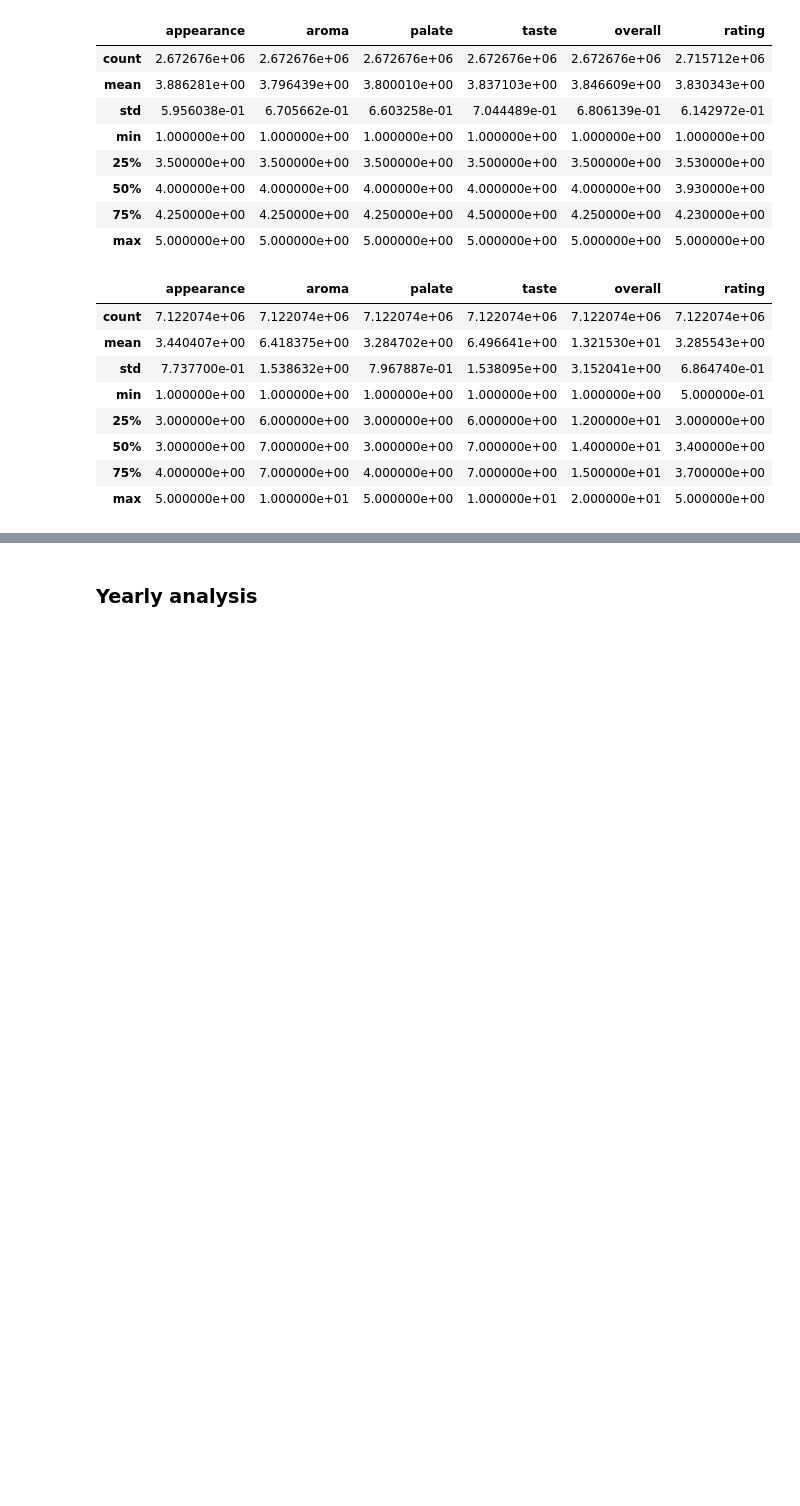
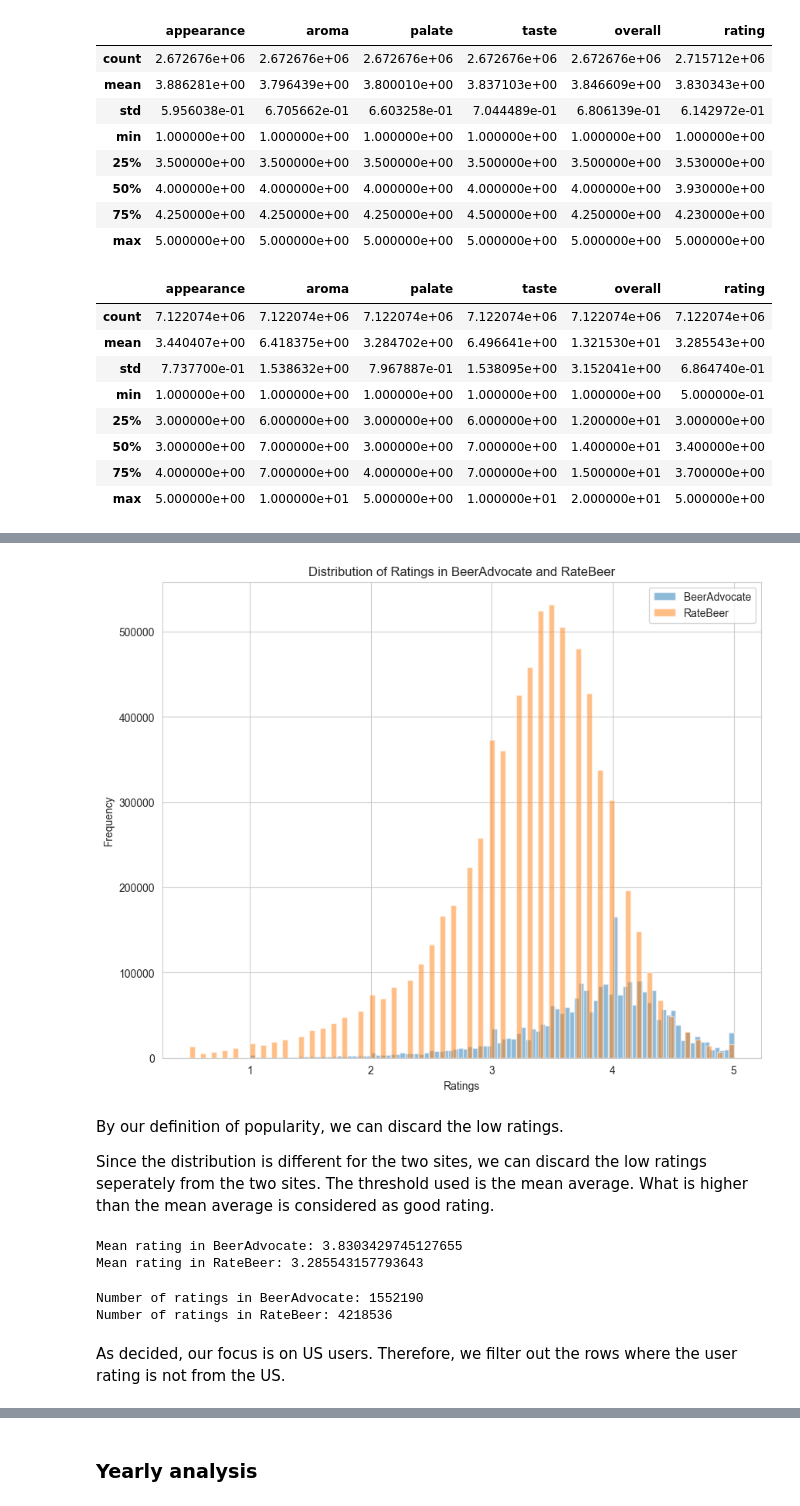
Before and after one commit to epfl-ada/ada-2023-project-datababes, a Jupyter notebook: eda_ajku.ipynb, the cells around one changed output, grey strips where cells are left out. Drawn from its saved outputs; the diff is of its cells as text; code cells hidden in the pictures; blank space fills up the shorter version.

```diff
--- a/eda_ajku.ipynb
+++ b/eda_ajku.ipynb
@@ -241,0 +88,26 @@ ratings_users_ba_df['year_month'] = pd.to_datetime(ratings_users_ba_df['year_mon
+# %%
+sns.set_style('whitegrid')
+plt.figure(figsize=(10,8))
+plt.hist(ratings_ba_df.rating, bins=100, alpha=0.5, label='BeerAdvocate')
+plt.hist(ratings_rb_df.rating, bins=100, alpha=0.5, label='RateBeer')
+plt.xlabel('Ratings')
+plt.ylabel('Frequency')
+plt.title('Distribution of Ratings in BeerAdvocate and RateBeer')
+plt.legend()
+plt.show()
+# %% [output]
+[figure, added]
+# %% [markdown]
+By our definition of popularity, we can discard the low ratings.
+
+Since the distribution is different for the two sites, we can discard the low ratings seperately from the two sites.
+The threshold used is the mean average. What is higher than the mean average is considered as good rating.
+# %%
+mean_ba = ratings_ba_df.rating.mean()
+mean_rb = ratings_rb_df.rating.mean()
+
+print("Mean rating in BeerAdvocate:", mean_ba)
+print("Mean rating in RateBeer:", mean_rb)
+# %% [output]
+Mean rating in BeerAdvocate: 3.8303429745127655
+Mean rating in RateBeer: 3.285543157793643
@@ -241,0 +120,11 @@ ratings_users_ba_df['year_month'] = pd.to_datetime(ratings_users_ba_df['year_mon
+# %%
+nbr_rows_ba = ratings_ba_filterd.shape[0]
+nbr_rows_rb = ratings_rb_filtered.shape[0]
+
+print('Number of ratings in BeerAdvocate: {}'.format(nbr_rows_ba))
+print('Number of ratings in RateBeer: {}'.format(nbr_rows_rb))
+# %% [output]
+Number of ratings in BeerAdvocate: 1552190
+Number of ratings in RateBeer: 4218536
+# %% [markdown]
+As decided, our focus is on US users. Therefore, we filter out the rows where the user rating is not from the US.
```
Also changed, not shown: parts of 77 cells of this notebook.
